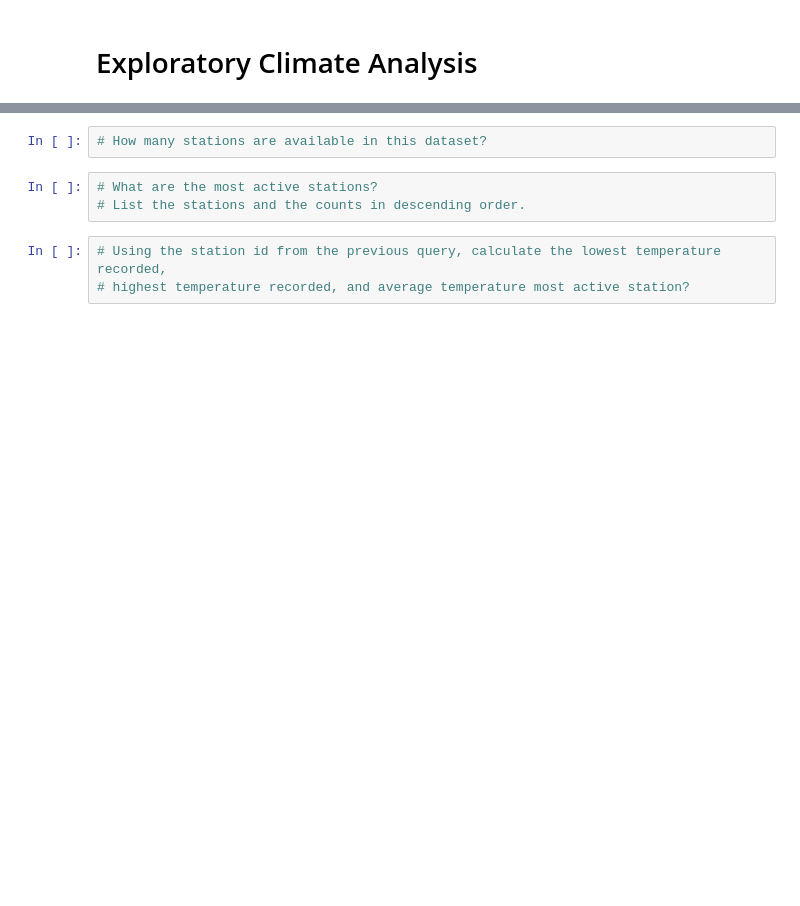
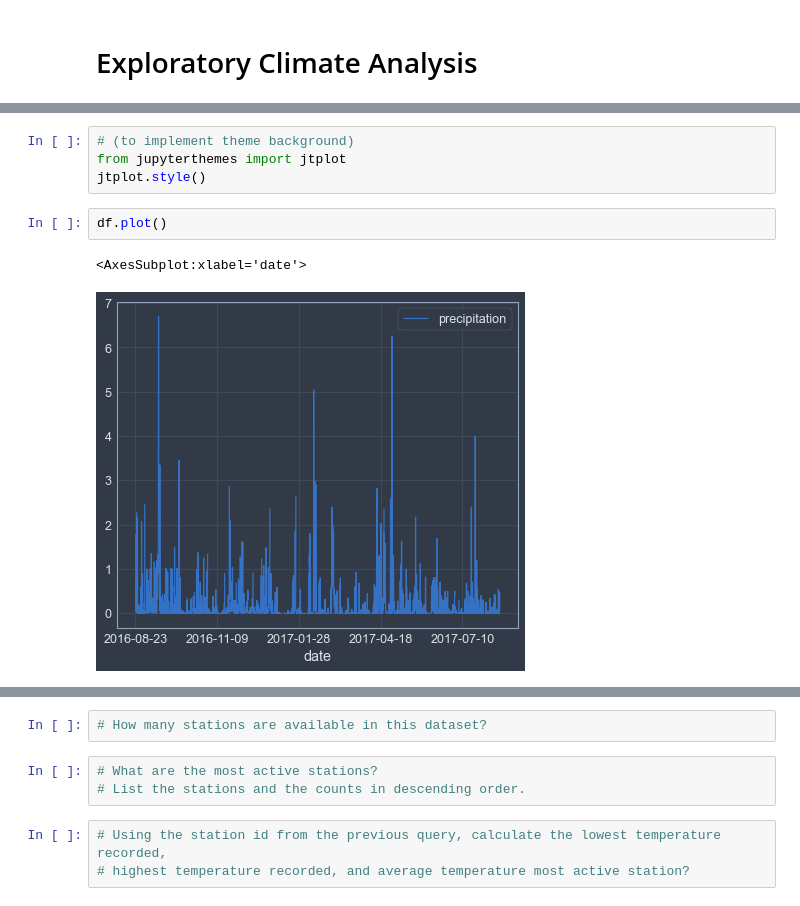
Before and after one commit to BHashemi2021/surfs_up, a Jupyter notebook: climate_analysis.ipynb, the cells around one changed output, grey strips where cells are left out. Cells and saved outputs as stored; diff of their text form; blank space fills up the shorter version.

```diff
--- a/climate_analysis.ipynb
+++ b/climate_analysis.ipynb
@@ -88,0 +236,9 @@ session
+# %%
+# (to implement theme background)
+from jupyterthemes import jtplot
+jtplot.style()
+# %%
+df.plot()
+# %% [output]
+<AxesSubplot:xlabel='date'>
+[figure, added]
```
Also changed, not shown: parts of 13 cells of this notebook, 1 other file.
